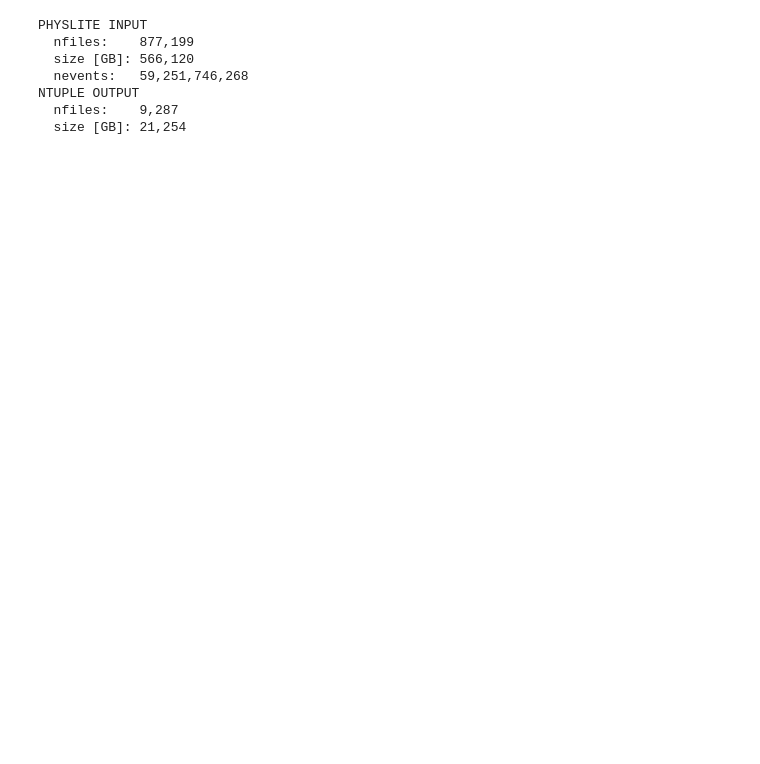
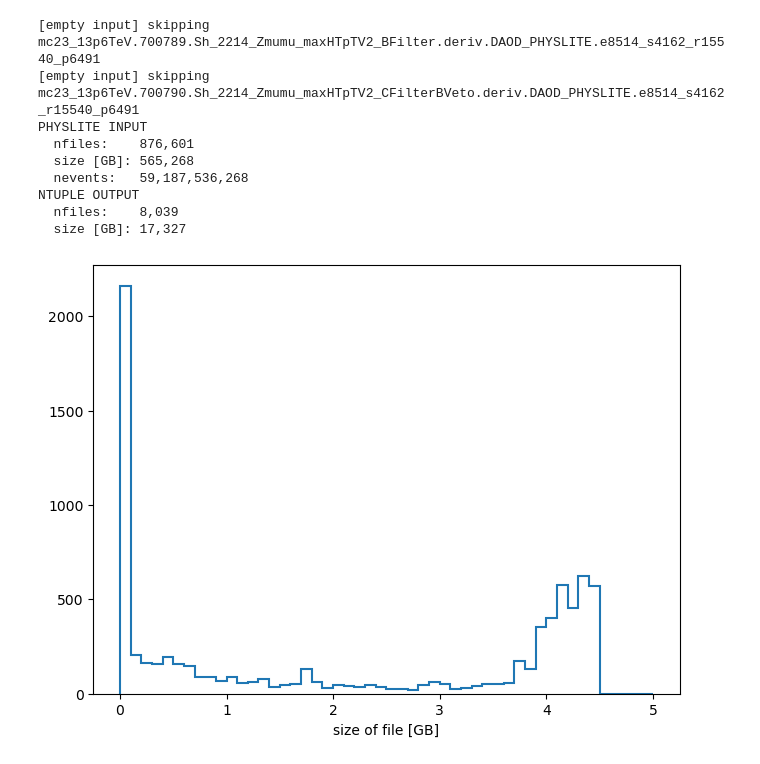
Before and after one commit to iris-hep/integration-challenge, a Jupyter notebook: atlas/ntuple_production/ntuple_summary.ipynb, the cells around one changed output. Drawn from its saved outputs; the diff is of its cells as text; code cells hidden in the pictures; blank space fills up the shorter version.

```diff
--- a/atlas/ntuple_production/ntuple_summary.ipynb
+++ b/atlas/ntuple_production/ntuple_summary.ipynb
@@ -18,9 +20,14 @@ sizes_output_GB = []
 avg_sizes_output_GB = []
 nfiles_output = []
 
+all_file_size = []
 
 for category_info in content.values():
-    for dataset_info in category_info.values():
+    for k, dataset_info in category_info.items():
+        if dataset_info["nevts_input"] is None:
+            print(f"[empty input] skipping {k}")  # skip empty input containers
+            continue
+
         sum_nfiles_input += dataset_info["nfiles_input"]
         sum_size_input_GB += dataset_info["size_input_GB"]
         sum_nevts_input += dataset_info["nevts_input"]
@@ -31,6 +38,11 @@ for category_info in content.values():
             sizes_output_GB.append(dataset_info["size_output_GB"])
             avg_sizes_output_GB.append(dataset_info["size_output_GB"] / dataset_info["nfiles_output"])
             nfiles_output.append(dataset_info["nfiles_output"])
+            all_file_size += dataset_info["sizes_output_GB"]
+
+        else:
+            print(f"[empty output] {k}")
+
 
 print("PHYSLITE INPUT")
 print(f"  nfiles:    {sum_nfiles_input:,}")
@@ -41,13 +53,26 @@ print("NTUPLE OUTPUT")
 print(f"  nfiles:    {sum_nfiles_output:,}")
 print(f"  size [GB]: {sum_size_output_GB:,.0f}")
 # %% [output]
+[empty input] skipping mc23_13p6TeV.700789.Sh_2214_Zmumu_maxHTpTV2_BFilter.deriv.DAOD_PHYSLITE.e8514_s4162_r15540_p6491
+[empty input] skipping mc23_13p6TeV.700790.Sh_2214_Zmumu_maxHTpTV2_CFilterBVeto.deriv.DAOD_PHYSLITE.e8514_s4162_r15540_p6491
 PHYSLITE INPUT
-  nfiles:    877,199
-  size [GB]: 566,120
-  nevents:   59,251,746,268
+  nfiles:    876,601
+  size [GB]: 565,268
+  nevents:   59,187,536,268
 NTUPLE OUTPUT
-  nfiles:    9,287
-  size [GB]: 21,254
+  nfiles:    8,039
+  size [GB]: 17,327
+# %%
+import hist
+import matplotlib.pyplot as plt
+
+fig, ax = plt.subplots(constrained_layout=True)
+
+hist.new.Regular(50, 0, 5, label="size of file [GB]").Double().fill(all_file_size).plot(ax=ax, yerr=False)
+fig.savefig("file_sizes.pdf")
+#
+# %% [output]
+[figure, added]
 # %%
 import hist
 import matplotlib.pyplot as plt
```
Also changed, not shown: parts of 5 cells of this notebook, 56 other files.
